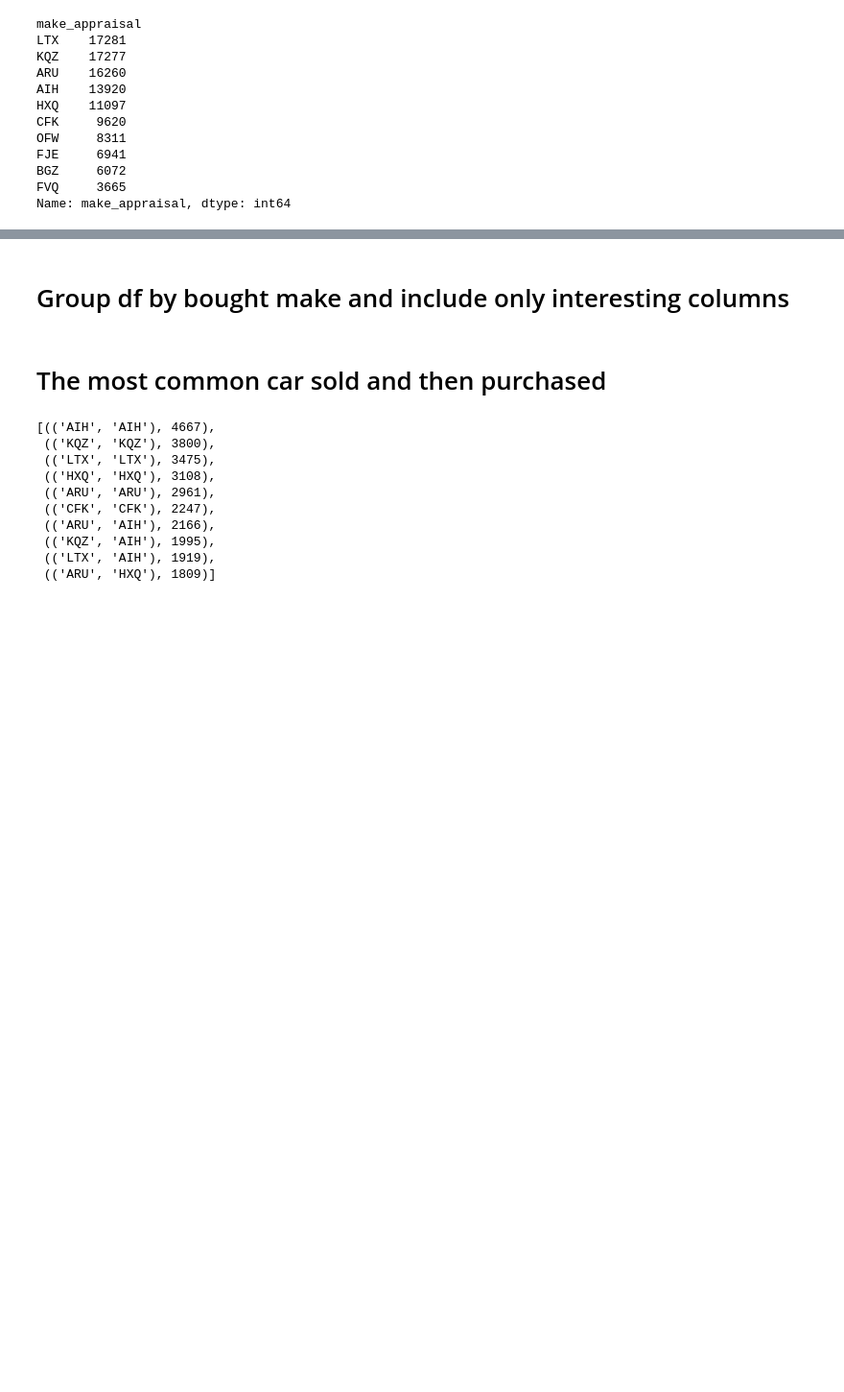
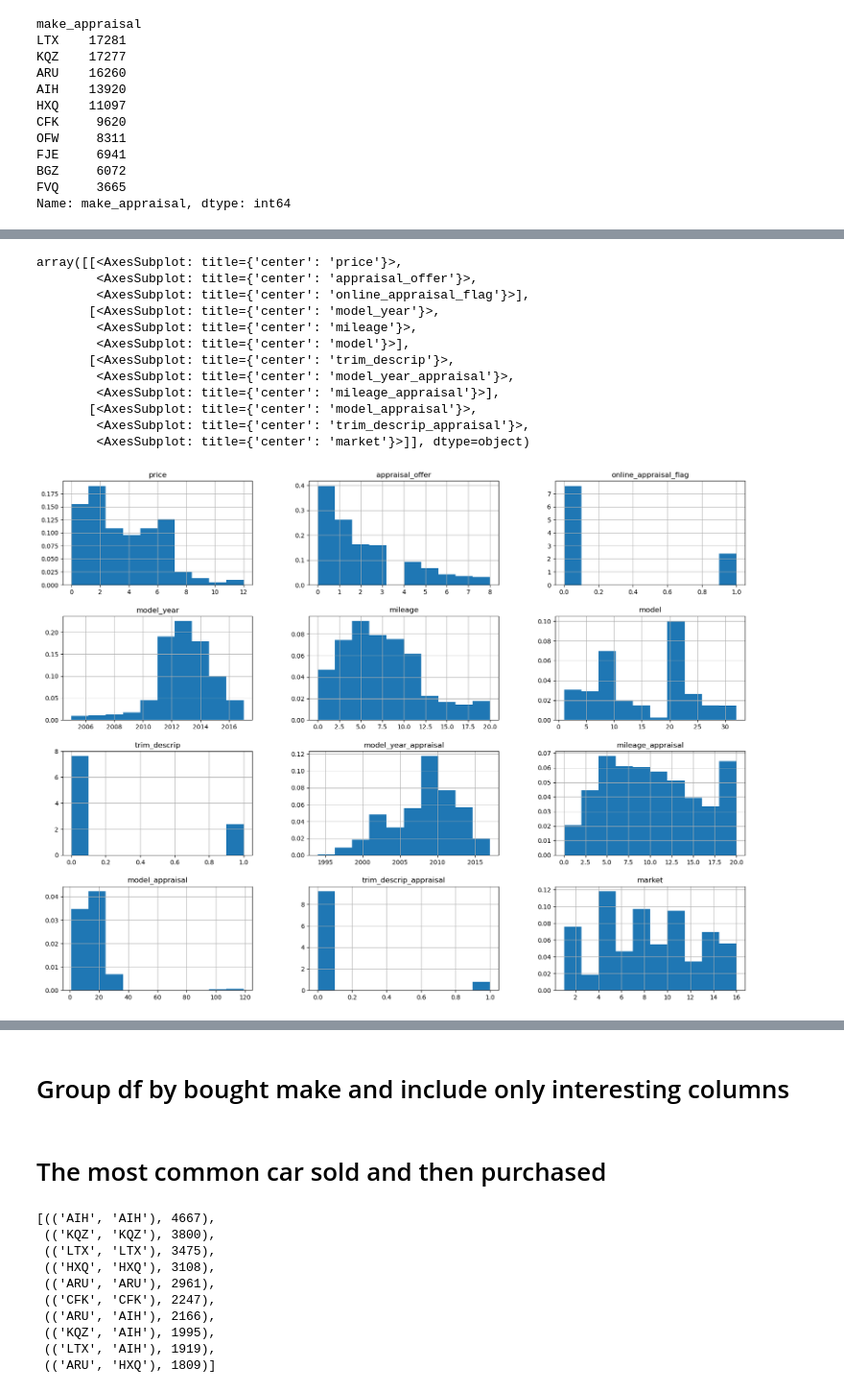
Before and after one commit to ashenfernando1/Winter-2023, a Jupyter notebook: CarMax.ipynb, the cells around one changed output, grey strips where cells are left out. Shown at 96% size. Drawn from its saved outputs; the diff is of its cells as text; code cells hidden in the pictures; blank space fills up the shorter version.

```diff
--- a/CarMax.ipynb
+++ b/CarMax.ipynb
@@ -119,18 +123,18 @@ def encodeVariables(col, df=df):
                       '90k to 100k miles','100k to 110k miles','110k to 120k miles','120k to 130k miles', '130k to 140k miles','140k to 150k miles','150k to 160k miles','160k to 170k miles',
                       '170k to 180k miles','180k to 190k miles','190k to 200k miles','200k+ miles']
 
-    enc = OrdinalEncoder(categories=[categories])
+    encoder = OrdinalEncoder(categories=[categories])
     # print(enc)
-    encoded_list = enc.fit_transform(df[col].values.reshape(-1,1))
+    encoded_list = encoder.fit_transform(df[col].values.reshape(-1,1))
 
-    return encoded_list
+    return encoder, encoded_list
 
 def encodeDF(df):
 
-    df['price'] = encodeVariables('price')
-    df['appraisal_offer'] = encodeVariables('appraisal_offer')
-    df['mileage'] = encodeVariables('mileage')
-    df['mileage_appraisal'] = encodeVariables('mileage_appraisal')
+    _, df['price'] = encodeVariables('price')
+    _, df['appraisal_offer'] = encodeVariables('appraisal_offer')
+    _, df['mileage'] = encodeVariables('mileage')
+    _, df['mileage_appraisal'] = encodeVariables('mileage_appraisal')
 
     return df
 # %%
@@ -223,0 +771,16 @@ array([[<AxesSubplot: title={'center': 'price'}>,
+# %%
+LTX[LTX['make'] == 'LTX'].hist(figsize=(20,15), density=True)
+# %% [output]
+array([[<AxesSubplot: title={'center': 'price'}>,
+        <AxesSubplot: title={'center': 'appraisal_offer'}>,
+        <AxesSubplot: title={'center': 'online_appraisal_flag'}>],
+       [<AxesSubplot: title={'center': 'model_year'}>,
+        <AxesSubplot: title={'center': 'mileage'}>,
+        <AxesSubplot: title={'center': 'model'}>],
+       [<AxesSubplot: title={'center': 'trim_descrip'}>,
+        <AxesSubplot: title={'center': 'model_year_appraisal'}>,
+        <AxesSubplot: title={'center': 'mileage_appraisal'}>],
+       [<AxesSubplot: title={'center': 'model_appraisal'}>,
+        <AxesSubplot: title={'center': 'trim_descrip_appraisal'}>,
+        <AxesSubplot: title={'center': 'market'}>]], dtype=object)
+[figure, added]
```
Also changed, not shown: parts of 48 cells of this notebook, 1 other file.
